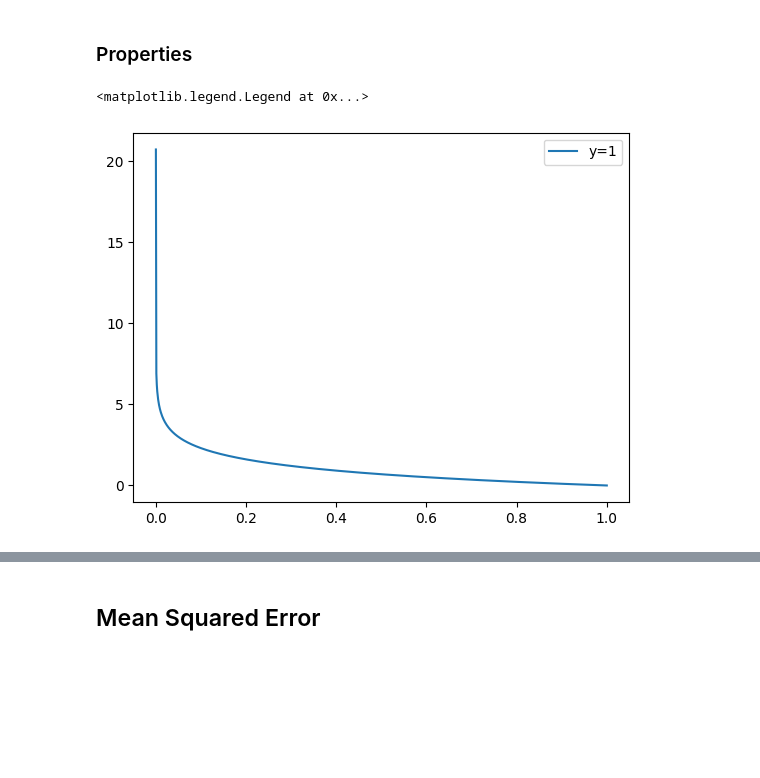
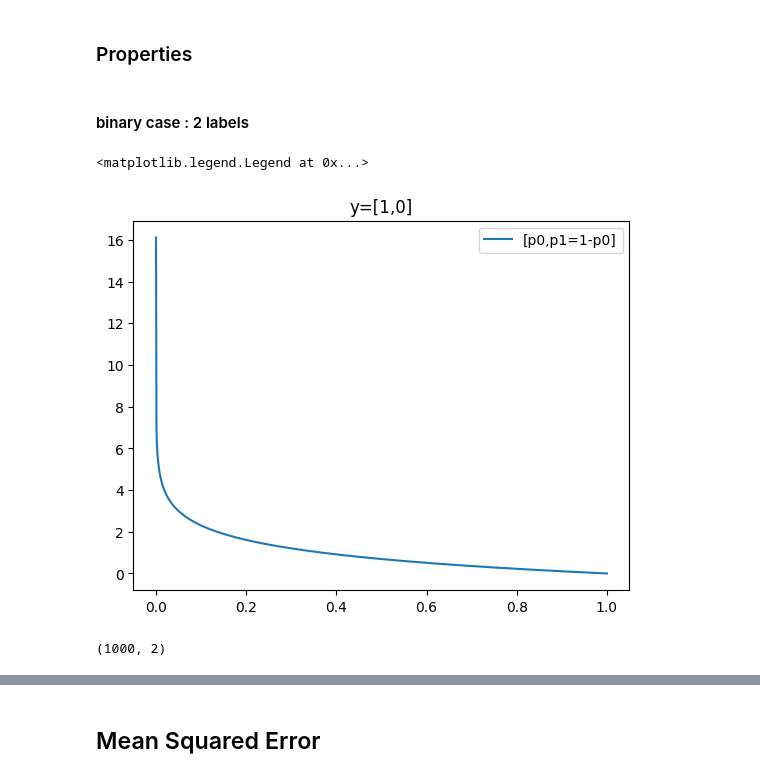
Before and after one commit to atkamara/deeplearning, a Jupyter notebook: module/Tutorials.ipynb, the cells around one changed output, grey strips where cells are left out. Drawn from its saved outputs; the diff is of its cells as text; code cells hidden in the pictures; blank space fills up the shorter version.

```diff
--- a/module/Tutorials.ipynb
+++ b/module/Tutorials.ipynb
@@ -1024,12 +1080,26 @@ round(ce.compute(y,y))
 0
 # %% [markdown]
 ### Properties
+# %% [markdown]
+#### binary case : 2 labels
 # %%
 ps = numpy.linspace(1e-9,1-1e-9,1000).reshape(-1,1)
-y = [ ce.compute(numpy.array([1]),p,clip=False) for p in ps ]
+
+y1,pr = [],[]
+
+for p in ps:
+    y1.append(ce.compute(numpy.array([[1,0]]),numpy.c_[p,1-p]))
+    pr.append(ce.pr()[0])
+
 fig,ax1 = plt.subplots()
-ax1.plot(ps,y,label='y=1')
+plt.title('y=[1,0]')
+ax1.plot(ps,y1,label='[p0,p1=1-p0]')
 ax1.legend()
 # %% [output]
 <matplotlib.legend.Legend at 0x...>
-[figure, old version]
+[figure, new version]
+# %%
+pr=numpy.array(pr)
+pr.shape
+# %% [output]
+(1000, 2)
```
Also changed, not shown: parts of 32 cells of this notebook, 1 other file.
